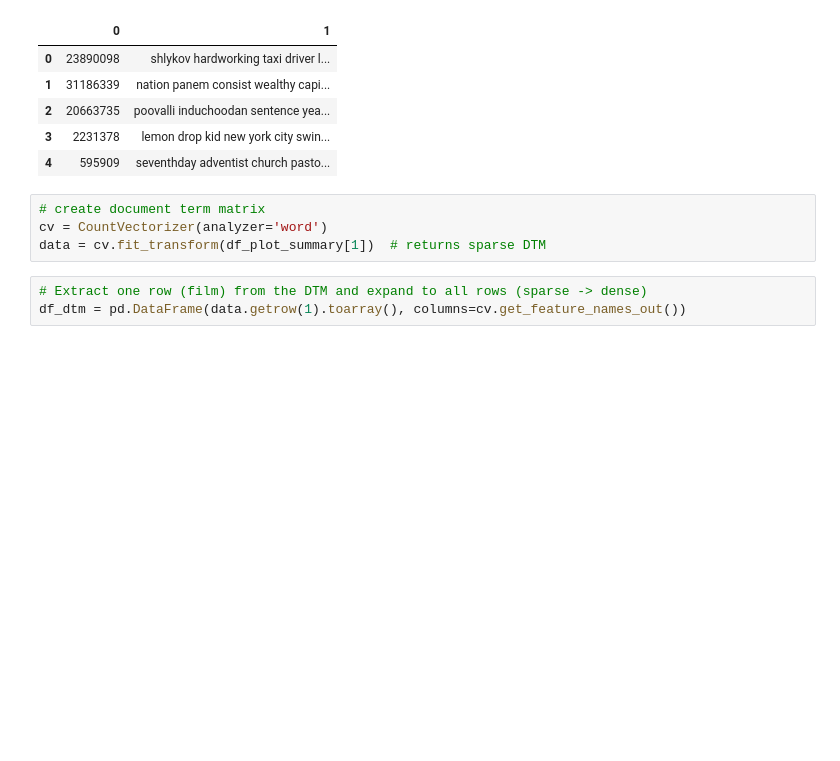
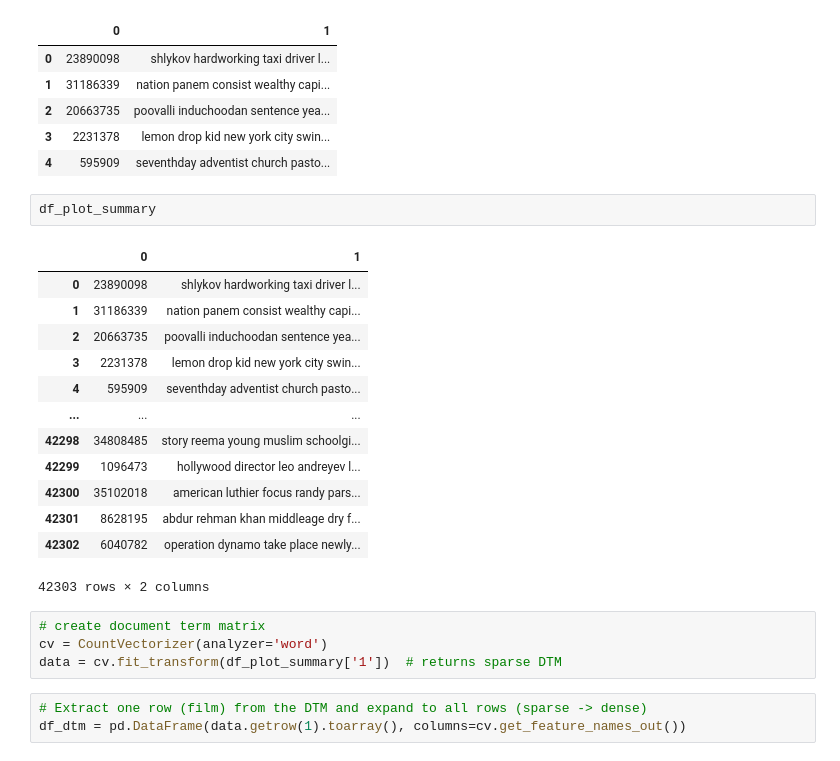
Before and after one commit to MatthiasRemta/NLP_Project, a Jupyter notebook: Cleaning_and_EDA.ipynb, the cells around one changed output. Saved outputs shown, nothing was run; the diff lists cells and outputs as text; blank space fills up the shorter version.

```diff
--- a/Cleaning_and_EDA.ipynb
+++ b/Cleaning_and_EDA.ipynb
@@ -141,10 +147,26 @@ df_plot_summary.head()
 | 2 | 20663735 | poovalli induchoodan sentence yea... |
 | 3 | 2231378 | lemon drop kid new york city swin... |
 | 4 | 595909 | seventhday adventist church pasto... |
+# %%
+df_plot_summary
+# %% [output]
+|  | 0 | 1 |
+| 0 | 23890098 | shlykov hardworking taxi driver l... |
+| 1 | 31186339 | nation panem consist wealthy capi... |
+| 2 | 20663735 | poovalli induchoodan sentence yea... |
+| 3 | 2231378 | lemon drop kid new york city swin... |
+| 4 | 595909 | seventhday adventist church pasto... |
+| ... | ... | ... |
+| 42298 | 34808485 | story reema young muslim schoolgi... |
+| 42299 | 1096473 | hollywood director leo andreyev l... |
+| 42300 | 35102018 | american luthier focus randy pars... |
+| 42301 | 8628195 | abdur rehman khan middleage dry f... |
+| 42302 | 6040782 | operation dynamo take place newly... |
+42303 rows × 2 columns
 # %%
 # create document term matrix
 cv = CountVectorizer(analyzer='word')
-data = cv.fit_transform(df_plot_summary[1])  # returns sparse DTM
+data = cv.fit_transform(df_plot_summary['1'])  # returns sparse DTM
 # %%
 # Extract one row (film) from the DTM and expand to all rows (sparse -> dense)
 df_dtm = pd.DataFrame(data.getrow(1).toarray(), columns=cv.get_feature_names_out())
```
Also changed, not shown: parts of 6 cells of this notebook, 1 other file.
